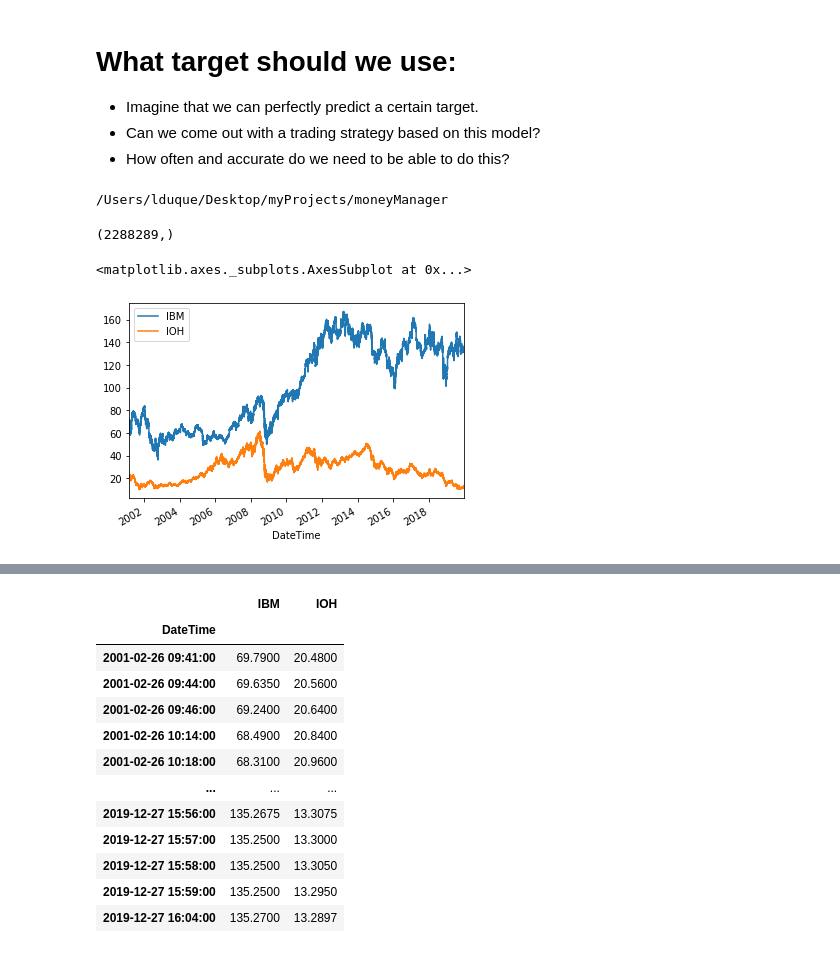
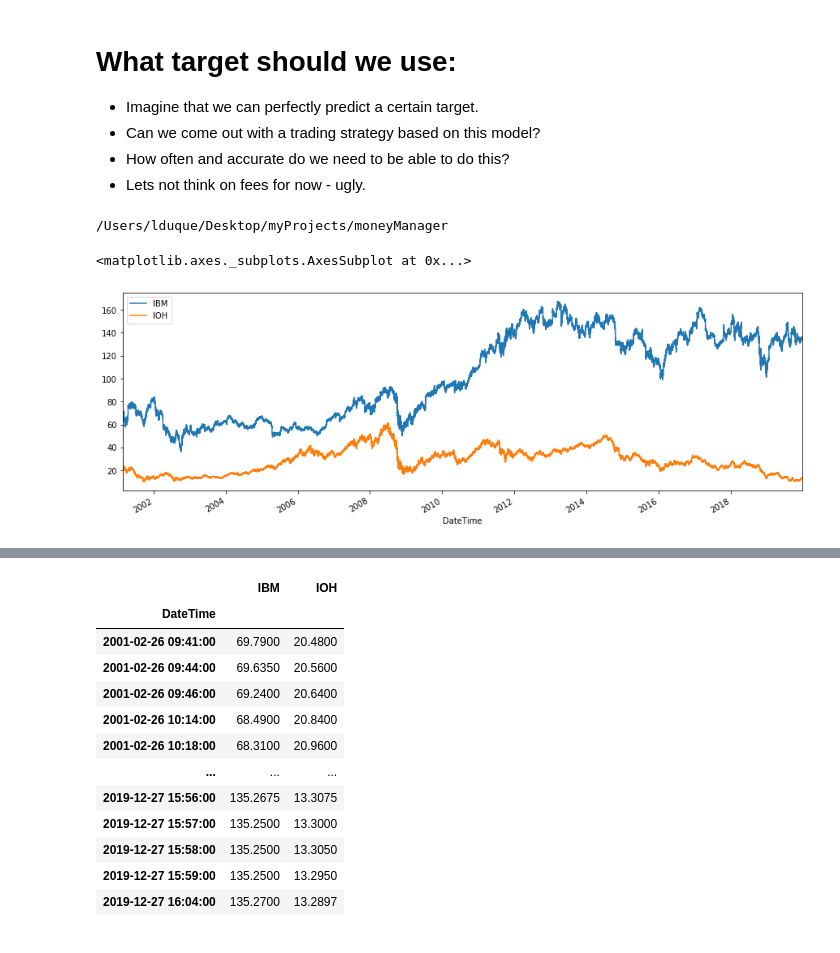
Before and after one commit to luisduque440/moneyManager, a Jupyter notebook: modeling/defining_a_target.ipynb, the cells around one changed output, grey strips where cells are left out. Cells and saved outputs as stored; diff of their text form; code cells hidden in the pictures.

```diff
--- a/modeling/defining_a_target.ipynb
+++ b/modeling/defining_a_target.ipynb
@@ -3,6 +3,7 @@
 * Imagine that we can perfectly predict a certain target.
 * Can we come out with a trading strategy based on this model?
 * How often and accurate do we need to be able to do this?
+* Lets not think on fees for now - ugly.
 # %%
 cd ~/Desktop/MyProjects/moneyManager/
 # %% [output]
@@ -21,16 +24,11 @@ dg = dg.set_index('DateTime')
 
 s1 = (df.High+df.Low)/2
 s2 = (dg.High+dg.Low)/2
-# %%
-s1.shape
-# %% [output]
-(2288289,)
 # %%
 ds = pd.concat([s1, s2], axis=1)
 ds = ds.dropna(how='any')
 ds.columns = ['IBM', 'IOH']
+ds.plot(figsize=(15,5))
+# %% [output]
+<matplotlib.axes._subplots.AxesSubplot at 0x...>
+[figure, added]
-# %%
-ds.plot()
-# %% [output]
-<matplotlib.axes._subplots.AxesSubplot at 0x...>
-[figure, removed]
```
Also changed, not shown: parts of 22 cells of this notebook.
